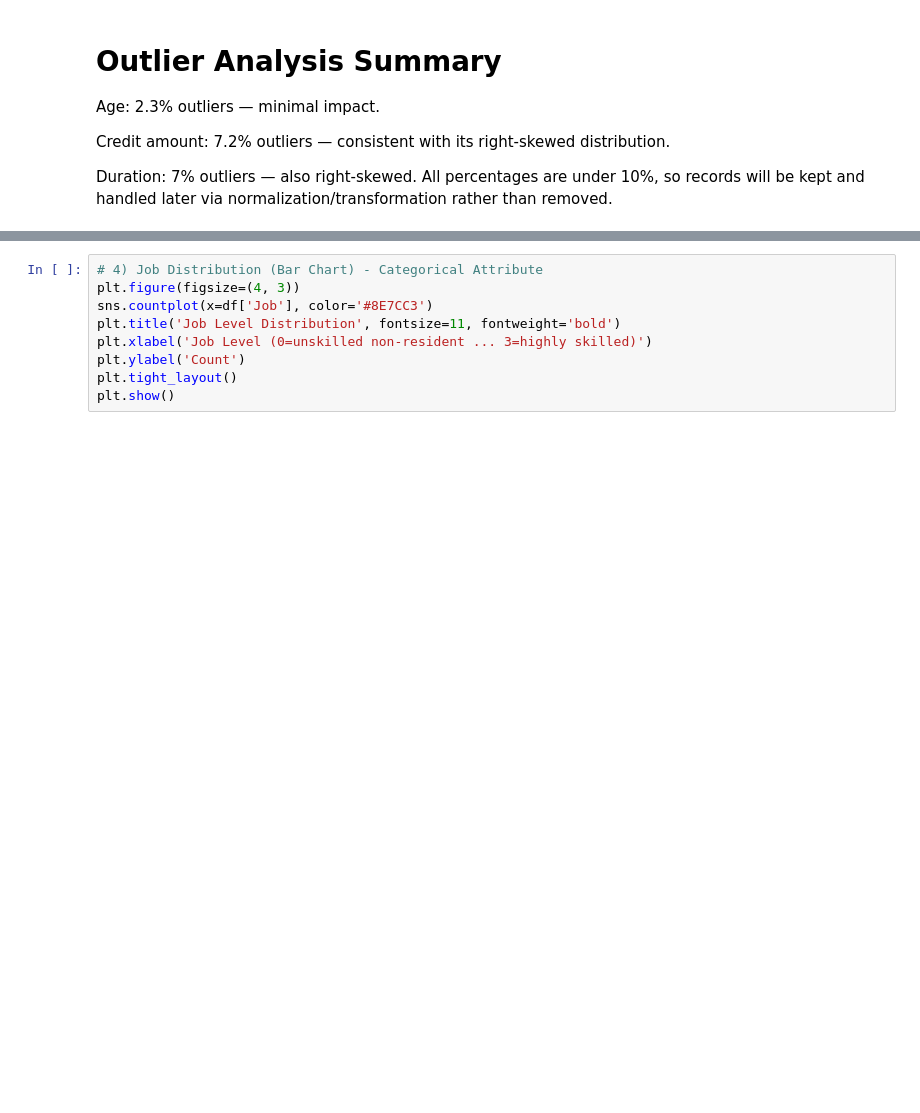
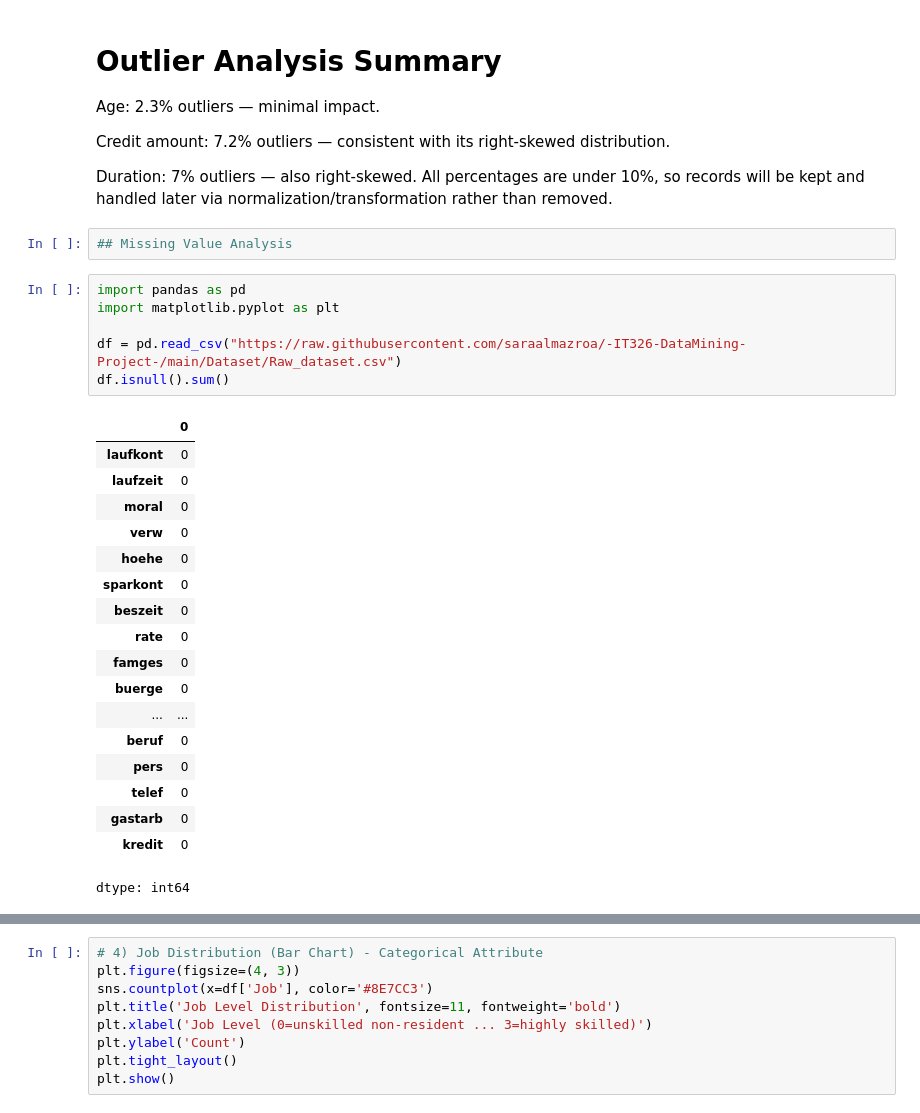
Before and after one commit to saraalmazroa/-IT326-DataMining-Project-, a Jupyter notebook: Phase2.ipynb, the cells around one changed output, grey strips where cells are left out. Cells and saved outputs as stored; diff of their text form; blank space fills up the shorter version.

```diff
--- a/Phase2.ipynb
+++ b/Phase2.ipynb
@@ -71,3 +71,30 @@ Credit amount: 7.2% outliers — consistent with its right-skewed distribution.
 
 Duration: 7% outliers — also right-skewed.
 All percentages are under 10%, so records will be kept and handled later via normalization/transformation rather than removed.
+# %%
+## Missing Value Analysis
+# %%
+import pandas as pd
+import matplotlib.pyplot as plt
+
+df = pd.read_csv("https://raw.githubusercontent.com/saraalmazroa/-IT326-DataMining-Project-/main/Dataset/Raw_dataset.csv")
+df.isnull().sum()
+# %% [output]
+|  | 0 |
+| laufkont | 0 |
+| laufzeit | 0 |
+| moral | 0 |
+| verw | 0 |
+| hoehe | 0 |
+| sparkont | 0 |
+| beszeit | 0 |
+| rate | 0 |
+| famges | 0 |
+| buerge | 0 |
+| ... | ... |
+| beruf | 0 |
+| pers | 0 |
+| telef | 0 |
+| gastarb | 0 |
+| kredit | 0 |
+dtype: int64
```
Also changed, not shown: parts of 6 cells of this notebook.
